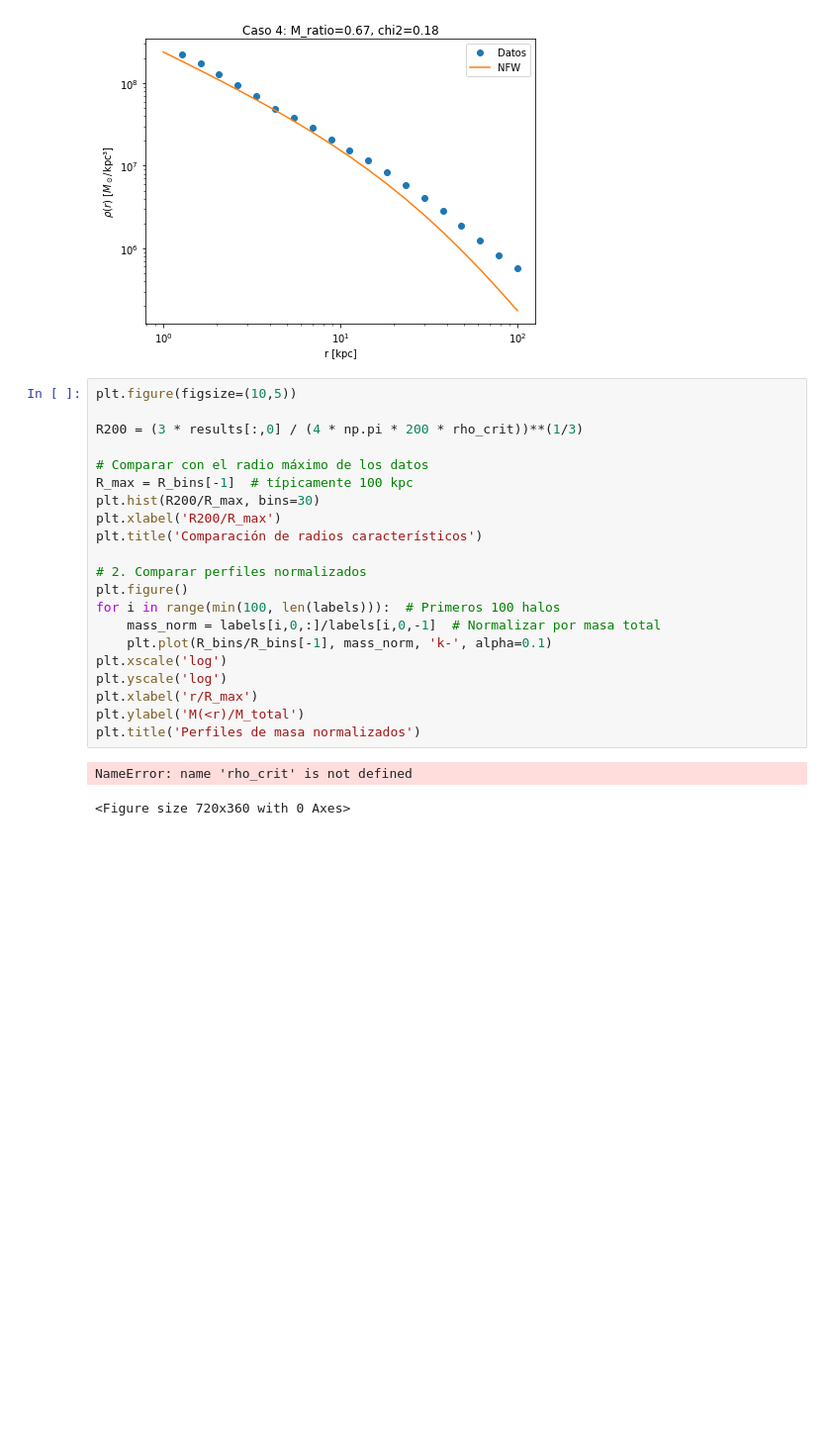
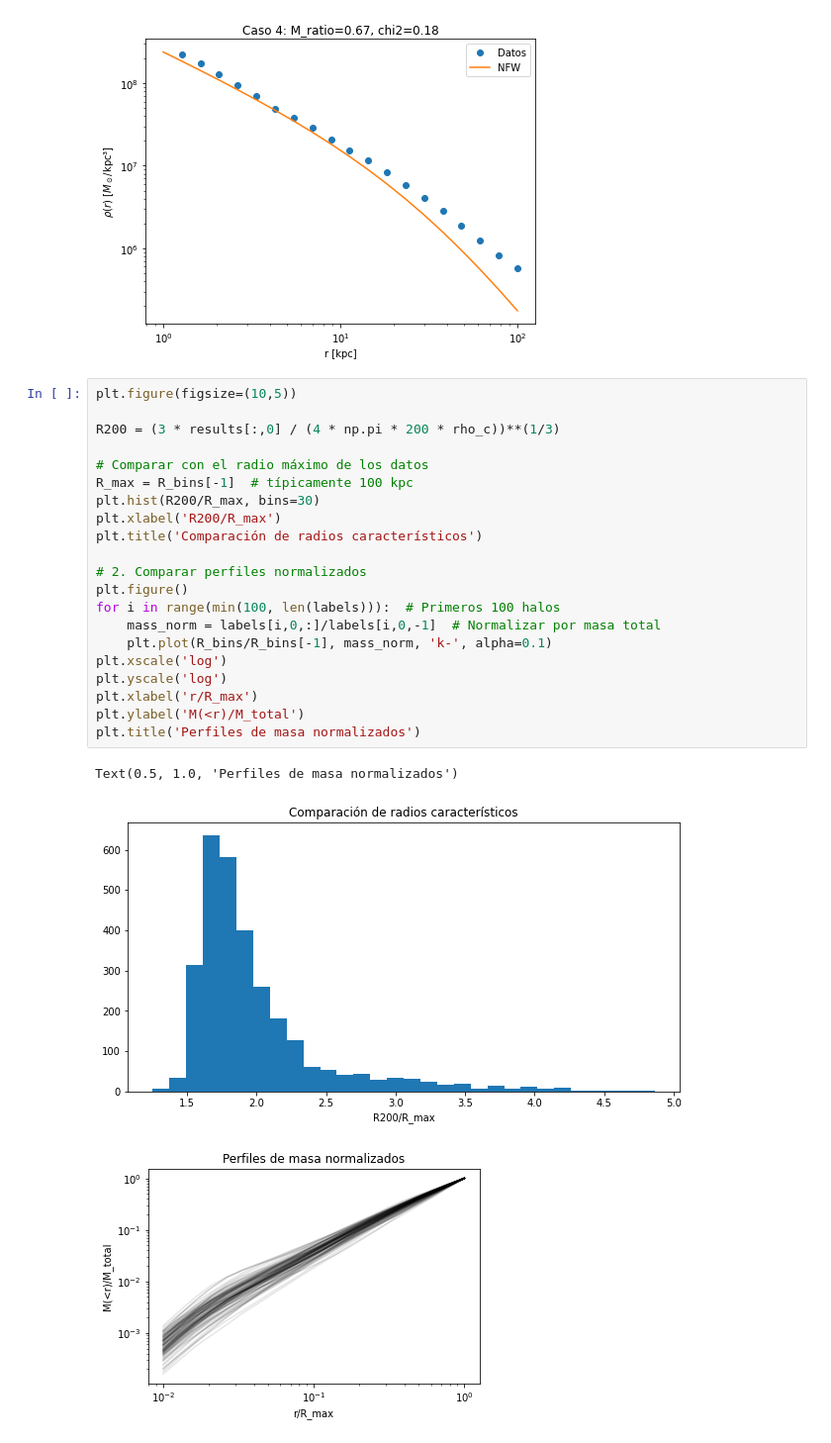
Before and after one commit to Martindelosrios/MaDaMe, a Jupyter notebook: codes/AnalysisProps.ipynb, the cells around one changed output. Shown at 99% size. Cells and saved outputs as stored; diff of their text form; blank space fills up the shorter version.

```diff
--- a/codes/AnalysisProps.ipynb
+++ b/codes/AnalysisProps.ipynb
@@ -297,24 +297,25 @@ for i in range(5):  # Mostrar primeros 5 casos
 # %%
 plt.figure(figsize=(10,5))
 
-R200 = (3 * results[:,0] / (4 * np.pi * 200 * rho_crit))**(1/3)
+R200 = (3 * results[:,0] / (4 * np.pi * 200 * rho_c))**(1/3)
 
 # Comparar con el radio máximo de los datos
 R_max = R_bins[-1]  # típicamente 100 kpc
 plt.hist(R200/R_max, bins=30)
 plt.xlabel('R200/R_max')
 plt.title('Comparación de radios característicos')
 
 # 2. Comparar perfiles normalizados
 plt.figure()
 for i in range(min(100, len(labels))):  # Primeros 100 halos
     mass_norm = labels[i,0,:]/labels[i,0,-1]  # Normalizar por masa total
     plt.plot(R_bins/R_bins[-1], mass_norm, 'k-', alpha=0.1)
 plt.xscale('log')
 plt.yscale('log')
 plt.xlabel('r/R_max')
 plt.ylabel('M(<r)/M_total')
 plt.title('Perfiles de masa normalizados')
 # %% [output]
-NameError: name 'rho_crit' is not defined
+Text(0.5, 1.0, 'Perfiles de masa normalizados')
-<Figure size 720x360 with 0 Axes>
+[figure, added]
+[figure, added]
```
Also changed, not shown: parts of 4 cells of this notebook.
